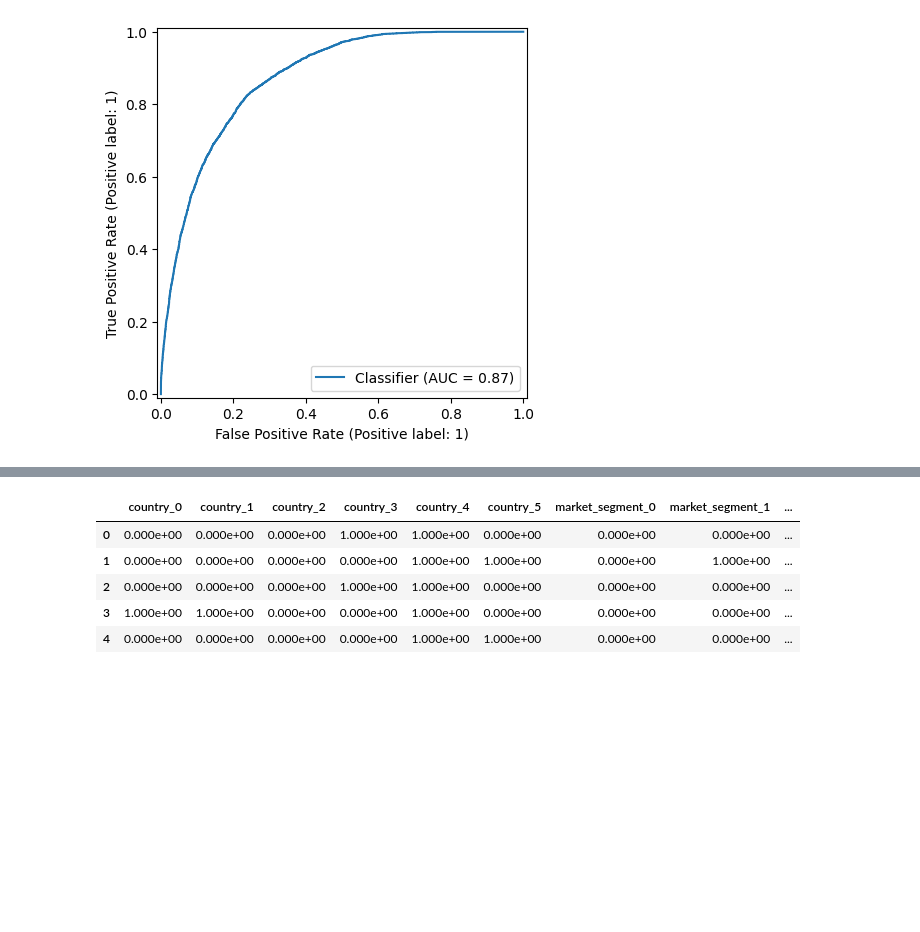
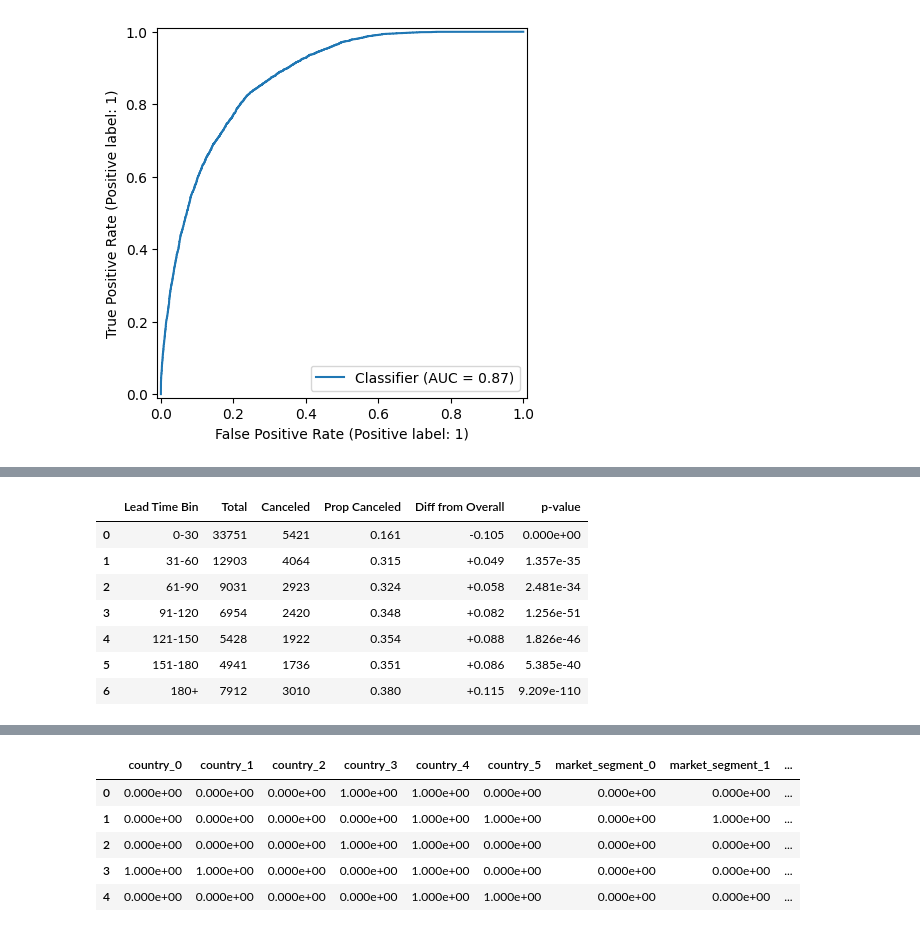
Before and after one commit to alhamfebian/pwdk-final-project-jcds, a Jupyter notebook: HotelDemandBooking.ipynb, the cells around one changed output, grey strips where cells are left out. Saved outputs shown, nothing was run; the diff lists cells and outputs as text; code cells hidden in the pictures; blank space fills up the shorter version.

```diff
--- a/HotelDemandBooking.ipynb
+++ b/HotelDemandBooking.ipynb
@@ -1619,0 +1801,37 @@ auc_display =  RocCurveDisplay.from_predictions(y_test, y_pred_proba[:,1]).roc_a
+# %%
+# Define lead time bins
+bins = [0, 30, 60, 90, 120, 150, 180, 9999]
+labels = ['0-30', '31-60', '61-90', '91-120', '121-150', '151-180', '180+']
+new_df['lead_time_bin'] = pd.cut(new_df['lead_time'], bins=bins, labels=labels, include_lowest=True)
+
+# Overall cancellation proportion
+overall_cancel_rate = new_df['is_canceled'].mean()
+
+# Group by bins and calculate proportions and p-values
+summary = new_df.groupby('lead_time_bin')['is_canceled'].agg(['count', 'sum']).reset_index()
+summary.columns = ['Lead Time Bin', 'Total', 'Canceled']
+summary['Prop Canceled'] = summary['Canceled'] / summary['Total']
+summary['Diff from Overall'] = summary['Prop Canceled'] - overall_cancel_rate
+
+# Binomial test for each bin
+summary['p-value'] = summary.apply(
+    lambda row: binomtest(int(row['Canceled']), int(row['Total']), overall_cancel_rate).pvalue,
+    axis=1
+)
+
+summary.sort_values('Lead Time Bin', inplace=True)
+summary.reset_index(drop=True, inplace=True)
+summary.style.format({
+    'Prop Canceled': '{:.3f}',
+    'Diff from Overall': '{:+.3f}',
+    'p-value': '{:.3e}'
+})
+# %% [output]
+|  | Lead Time Bin | Total | Canceled | Prop Canceled | Diff from Overall | p-value |
+| 0 | 0-30 | 33751 | 5421 | 0.161 | -0.105 | 0.000e+00 |
+| 1 | 31-60 | 12903 | 4064 | 0.315 | +0.049 | 1.357e-35 |
+| 2 | 61-90 | 9031 | 2923 | 0.324 | +0.058 | 2.481e-34 |
+| 3 | 91-120 | 6954 | 2420 | 0.348 | +0.082 | 1.256e-51 |
+| 4 | 121-150 | 5428 | 1922 | 0.354 | +0.088 | 1.826e-46 |
+| 5 | 151-180 | 4941 | 1736 | 0.351 | +0.086 | 5.385e-40 |
+| 6 | 180+ | 7912 | 3010 | 0.380 | +0.115 | 9.209e-110 |
```
Also changed, not shown: parts of 8 cells of this notebook.
